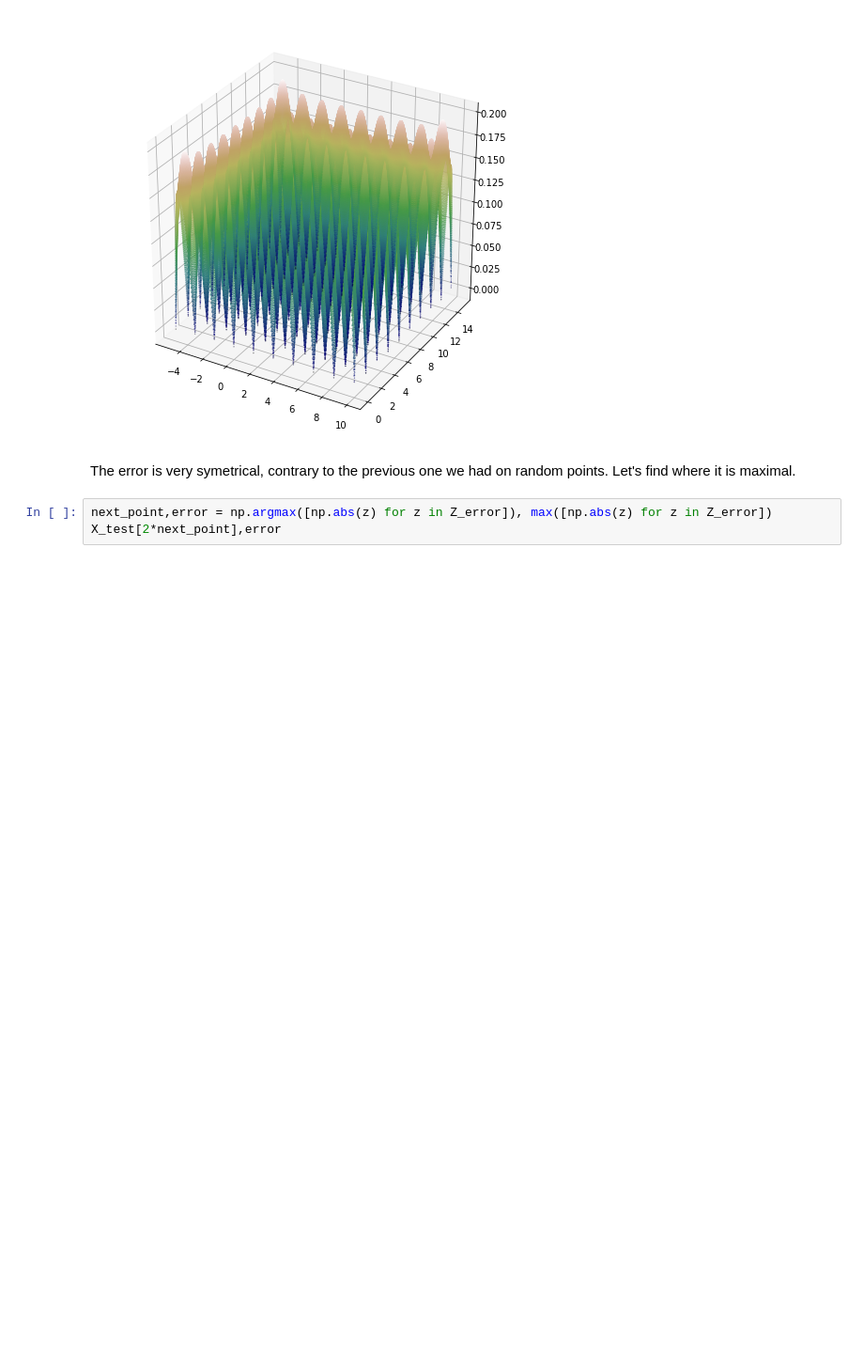
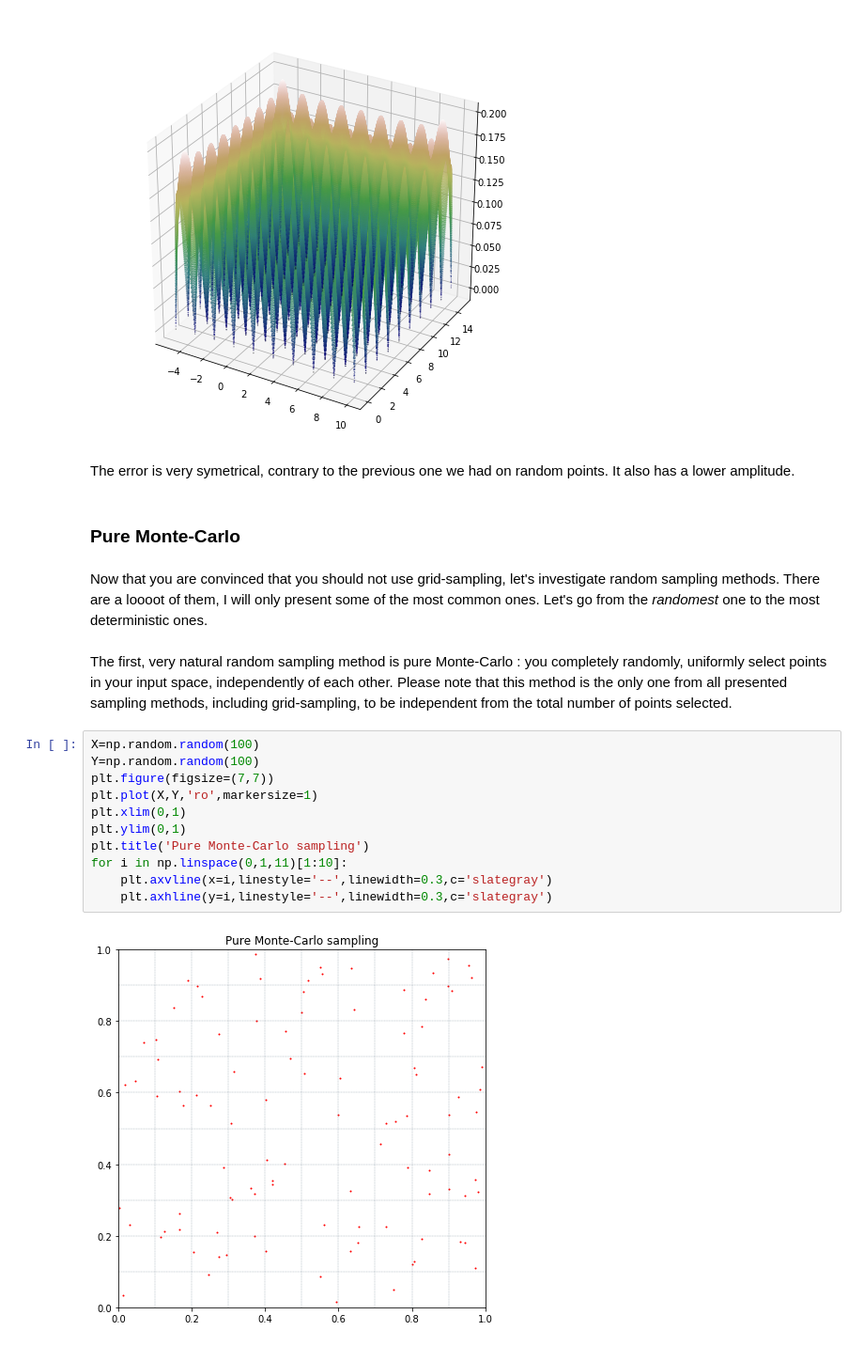
Before and after one commit to yapa-loulou/kriging, a Jupyter notebook: Kriging.ipynb, the cells around one changed output. Shown at 94% size. Saved outputs shown, nothing was run; the diff lists cells and outputs as text; blank space fills up the shorter version.

Commit message:
This version includes a review of sampling methods and the beginning of the sequential approach.

```diff
--- a/Kriging.ipynb
+++ b/Kriging.ipynb
@@ -398,7 +399,23 @@ ax.scatter([x[0] for x in X_test[::2]],[x[1] for x in X_test[::2]],Z_error, zdir
 <mpl_toolkits.mplot3d.art3d.Path3DCollection at 0x...>
 [figure]
 # %% [markdown]
-The error is very symetrical, contrary to the previous one we had on random points. Let's find where it is maximal.
+The error is very symetrical, contrary to the previous one we had on random points. It also has a lower amplitude.
-# %%
-next_point,error = np.argmax([np.abs(z) for z in Z_error]), max([np.abs(z) for z in Z_error])
-X_test[2*next_point],error
+# %% [markdown]
+### Pure Monte-Carlo
+# %% [markdown]
+Now that you are convinced that you should not use grid-sampling, let's investigate random sampling methods. There are a loooot of them, I will only present some of the most common ones. Let's go from the *randomest* one to the most deterministic ones.
+# %% [markdown]
+The first, very natural random sampling method is pure Monte-Carlo : you completely randomly, uniformly select points in your input space, independently of each other. Please note that this method is the only one from all presented sampling methods, including grid-sampling, to be independent from the total number of points selected.
+# %%
+X=np.random.random(100)
+Y=np.random.random(100)
+plt.figure(figsize=(7,7))
+plt.plot(X,Y,'ro',markersize=1)
+plt.xlim(0,1)
+plt.ylim(0,1)
+plt.title('Pure Monte-Carlo sampling')
+for i in np.linspace(0,1,11)[1:10]:
+    plt.axvline(x=i,linestyle='--',linewidth=0.3,c='slategray')
+    plt.axhline(y=i,linestyle='--',linewidth=0.3,c='slategray')
+# %% [output]
+[figure, added]
```
Also changed, not shown: parts of 63 cells of this notebook.
